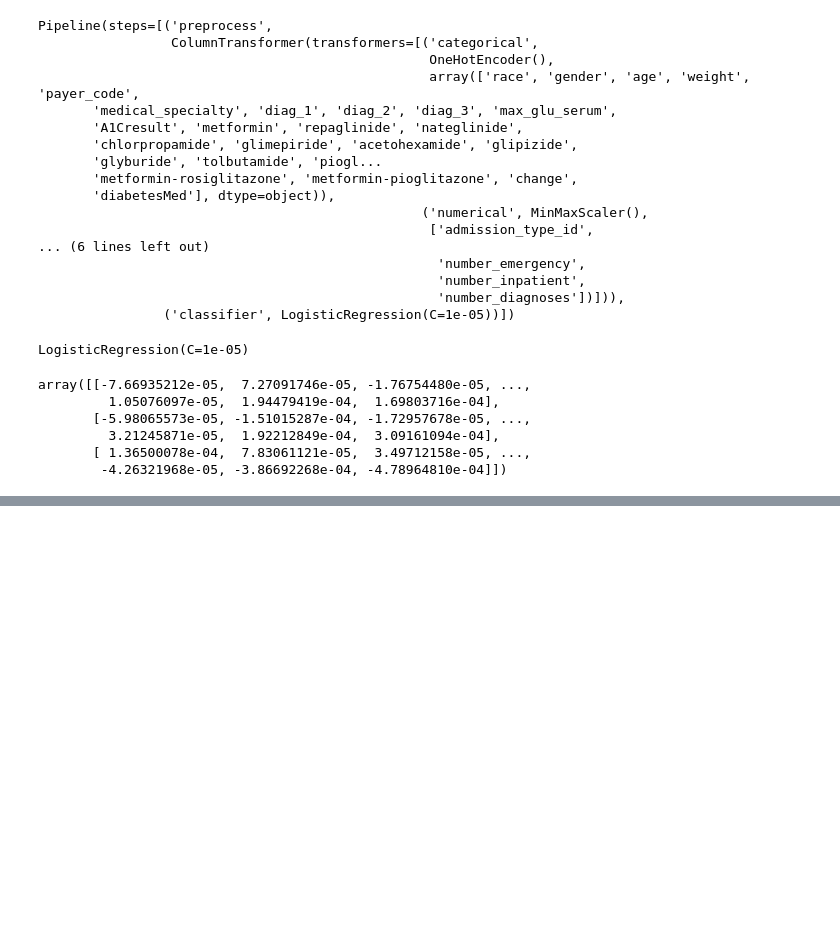
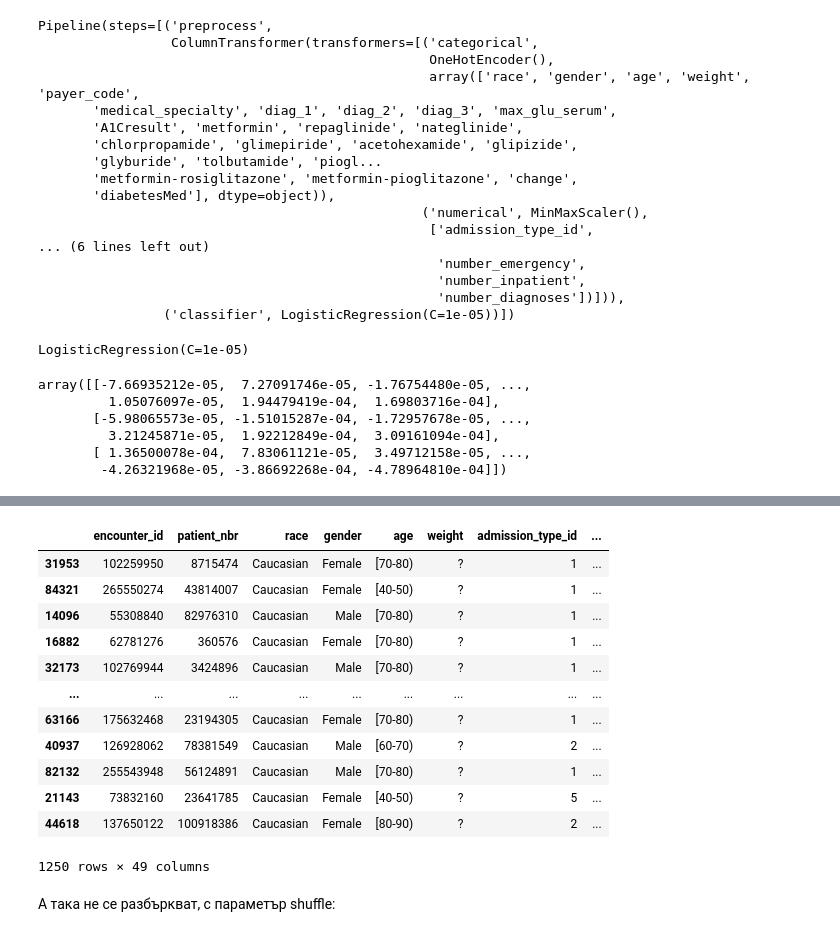
Before and after one commit to GalkaKG/Machine-Learning, a Jupyter notebook: 03.Model Training and Improvement/03.Model Training and Improvement.ipynb, the cells around one changed output, grey strips where cells are left out. Saved outputs shown, nothing was run; the diff lists cells and outputs as text; code cells hidden in the pictures; blank space fills up the shorter version.

```diff
--- a/03.Model Training and Improvement/03.Model Training and Improvement.ipynb
+++ b/03.Model Training and Improvement/03.Model Training and Improvement.ipynb
@@ -457,0 +500,18 @@ array([[-7.66935212e-05,  7.27091746e-05, -1.76754480e-05, ...,
+# %%
+train_test_split(attributes)[1]
+# %% [output]
+|  | encounter_id | patient_nbr | race | gender | age | weight | admission_type_id | ... |
+| 31953 | 102259950 | 8715474 | Caucasian | Female | [70-80) | ? | 1 | ... |
+| 84321 | 265550274 | 43814007 | Caucasian | Female | [40-50) | ? | 1 | ... |
+| 14096 | 55308840 | 82976310 | Caucasian | Male | [70-80) | ? | 1 | ... |
+| 16882 | 62781276 | 360576 | Caucasian | Female | [70-80) | ? | 1 | ... |
+| 32173 | 102769944 | 3424896 | Caucasian | Male | [70-80) | ? | 1 | ... |
+| ... | ... | ... | ... | ... | ... | ... | ... | ... |
+| 63166 | 175632468 | 23194305 | Caucasian | Female | [70-80) | ? | 1 | ... |
+| 40937 | 126928062 | 78381549 | Caucasian | Male | [60-70) | ? | 2 | ... |
+| 82132 | 255543948 | 56124891 | Caucasian | Male | [70-80) | ? | 1 | ... |
+| 21143 | 73832160 | 23641785 | Caucasian | Female | [40-50) | ? | 5 | ... |
+| 44618 | 137650122 | 100918386 | Caucasian | Female | [80-90) | ? | 2 | ... |
+1250 rows × 49 columns
+# %% [markdown]
+А така не се разбъркват, с параметър shuffle:
```
Also changed, not shown: parts of 7 cells of this notebook.
